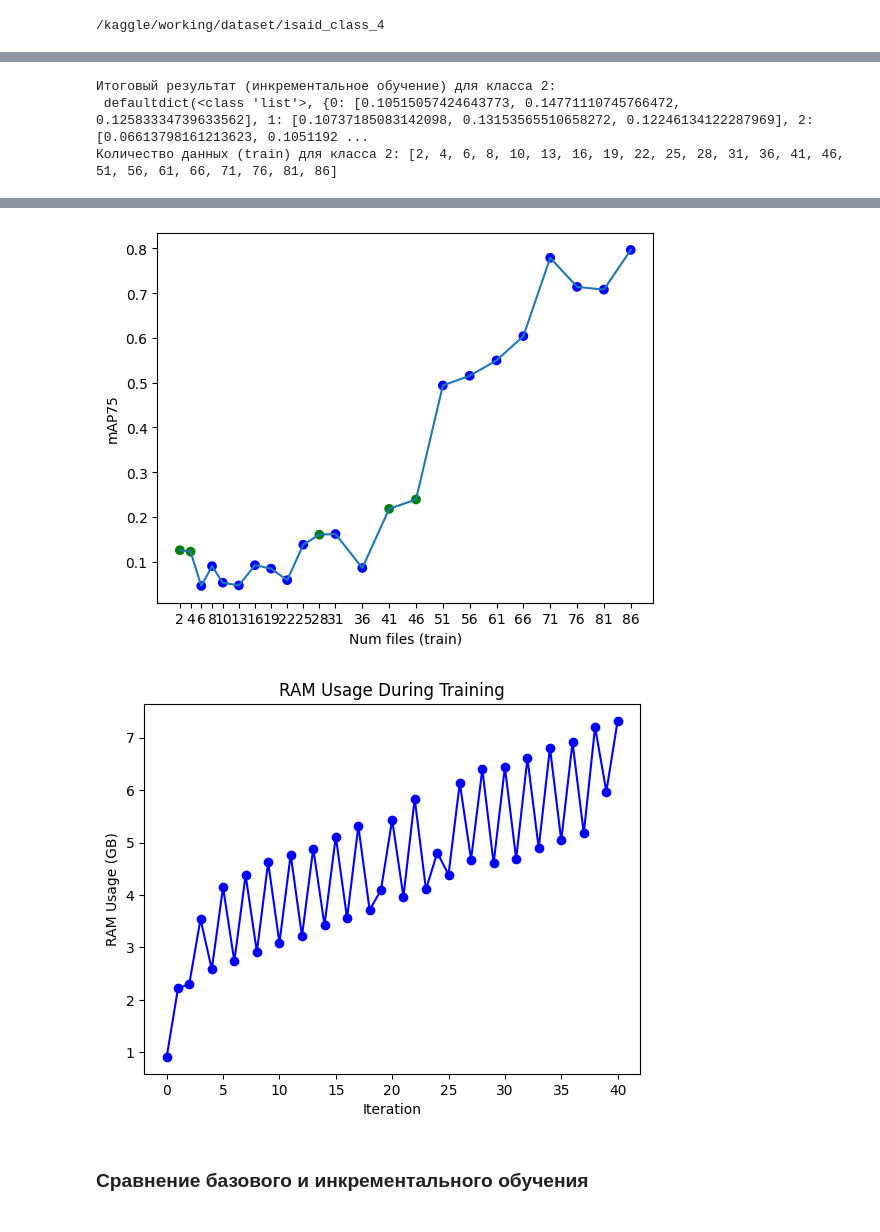
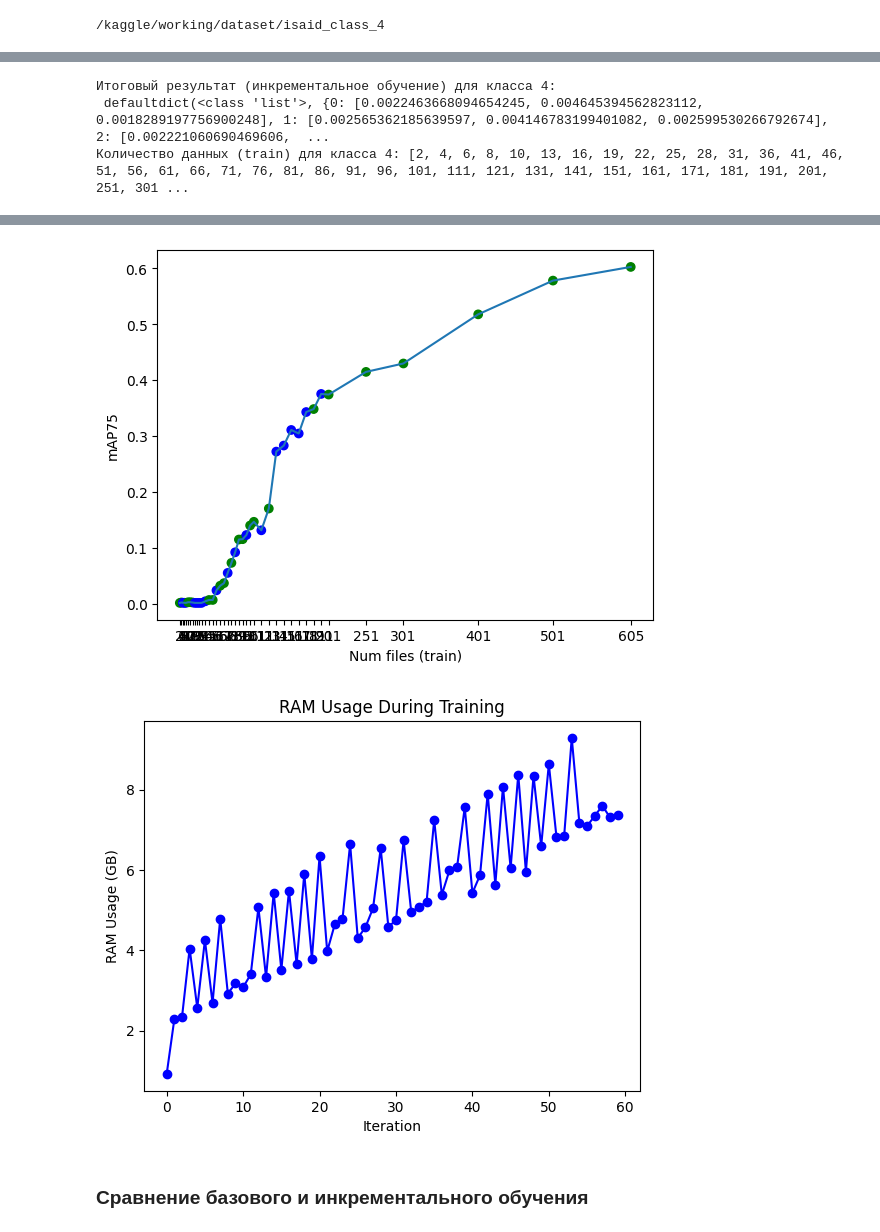
Before and after one commit to CTLab-ITMO/PTS-SP, a Jupyter notebook: yolov8.ipynb, the cells around one changed output, grey strips where cells are left out. Saved outputs shown, nothing was run; the diff lists cells and outputs as text; code cells hidden in the pictures.

```diff
--- a/yolov8.ipynb
+++ b/yolov8.ipynb
@@ -838,7 +838,7 @@ exp_inc = YoloModel(PATH_TO_MODEL, PATH_TO_YAML, TRAIN_PERC, TEST_PERC, VAL_PERC
 # exp_inc.increm_learning(KEEP_PERC, ITERS, PIECE_PERC, FIB_FLAG, PREV_NUM, THRESHOLD)
 # exp_inc.plot_ram_usage()
 
-exp_inc.increm_learning_one_class('2', KEEP_PERC, ITERS, PIECE_PERC, FIB_FLAG, PREV_NUM, THRESHOLD)
+exp_inc.increm_learning_one_class('4', KEEP_PERC, ITERS, PIECE_PERC, FIB_FLAG, PREV_NUM, THRESHOLD)
 exp_inc.plot_ram_usage()
 # %% [output]
 Кол-во пустых файлов - 0
@@ -878,3 +878,3 @@ YOLOv8m-seg summary (fused): 245 layers, 27231069 parameters, 0 gradients, 110.0
-Итоговый результат (инкрементальное обучение) для класса 2:
- defaultdict(<class 'list'>, {0: [0.10515057424643773, 0.14771110745766472, 0.12583334739633562], 1: [0.10737185083142098, 0.13153565510658272, 0.12246134122287969], 2: [0.06613798161213623, 0.1051192 ...
-Количество данных (train) для класса 2: [2, 4, 6, 8, 10, 13, 16, 19, 22, 25, 28, 31, 36, 41, 46, 51, 56, 61, 66, 71, 76, 81, 86]
+Итоговый результат (инкрементальное обучение) для класса 4:
+ defaultdict(<class 'list'>, {0: [0.0022463668094654245, 0.004645394562823112, 0.0018289197756900248], 1: [0.002565362185639597, 0.004146783199401082, 0.002599530266792674], 2: [0.002221060690469606,  ...
+Количество данных (train) для класса 4: [2, 4, 6, 8, 10, 13, 16, 19, 22, 25, 28, 31, 36, 41, 46, 51, 56, 61, 66, 71, 76, 81, 86, 91, 96, 101, 111, 121, 131, 141, 151, 161, 171, 181, 191, 201, 251, 301 ...
@@ -883,5 +883,5 @@ YOLOv8m-seg summary (fused): 245 layers, 27231069 parameters, 0 gradients, 110.0
-[figure, old version]
+[figure, new version]
-[figure, old version]
+[figure, new version]
 # %% [markdown]
 ### Сравнение базового и инкрементального обучения
 # %% [markdown]
```
Also changed, not shown: parts of 2 cells of this notebook.
